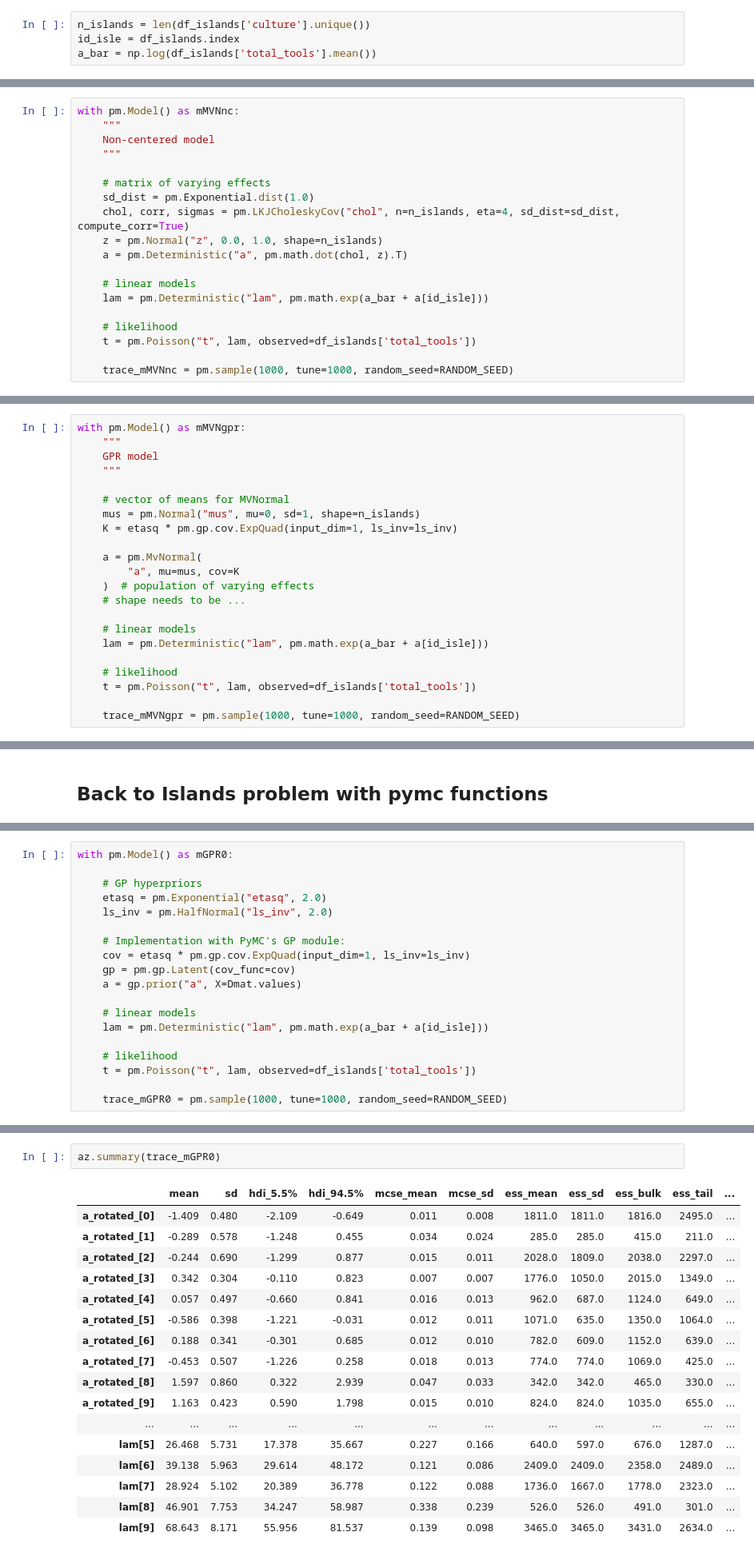
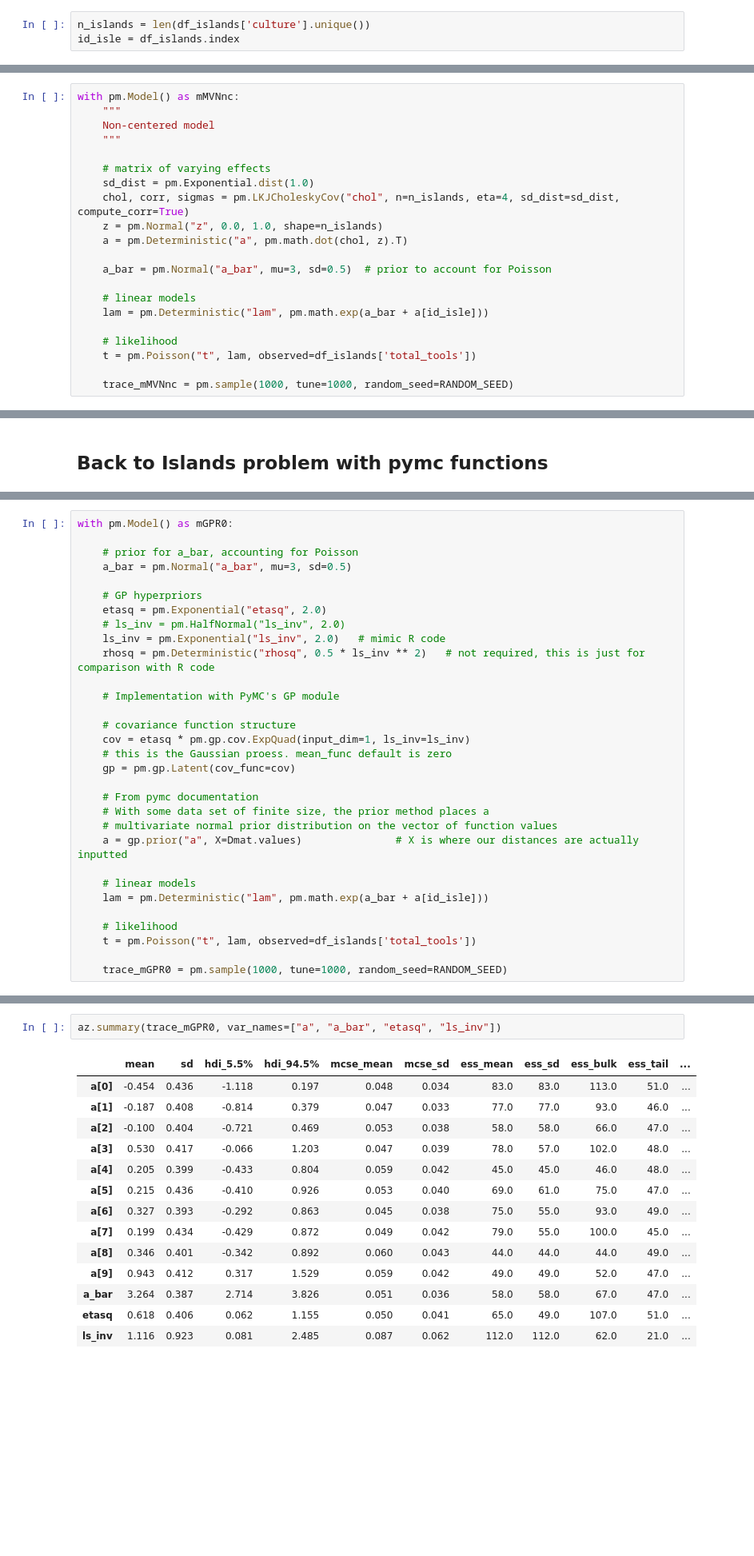
Before and after one commit to benslack19/stats_rethinking, a Jupyter notebook: blog_entries/stats_rethinking_GPR.ipynb, the cells around one changed output, grey strips where cells are left out. Shown: that part at 80% size. Cells and saved outputs as stored; diff of their text form; blank space fills up the shorter version.

```diff
--- a/blog_entries/stats_rethinking_GPR.ipynb
+++ b/blog_entries/stats_rethinking_GPR.ipynb
@@ -247,7 +226,6 @@ We still want to do varying effects and one way to construct it is with this mul
 # %%
 n_islands = len(df_islands['culture'].unique())
 id_isle = df_islands.index
-a_bar = np.log(df_islands['total_tools'].mean())
 # %% [output]
 [interactive output not drawn]
 # %%
@@ -413,6 +377,8 @@ with pm.Model() as mMVNnc:
     z = pm.Normal("z", 0.0, 1.0, shape=n_islands)
     a = pm.Deterministic("a", pm.math.dot(chol, z).T)
 
+    a_bar = pm.Normal("a_bar", mu=3, sd=0.5)  # prior to account for Poisson
+
     # linear models
     lam = pm.Deterministic("lam", pm.math.exp(a_bar + a[id_isle]))
 
@@ -898,22 +766,0 @@ TypeError: '(slice(None, None, None), array([0]))' is an invalid key
-# %%
-with pm.Model() as mMVNgpr:
-    """
-    GPR model
-    """
-
-    # vector of means for MVNormal
-    mus = pm.Normal("mus", mu=0, sd=1, shape=n_islands)
-    K = etasq * pm.gp.cov.ExpQuad(input_dim=1, ls_inv=ls_inv)
-
-    a = pm.MvNormal(
-        "a", mu=mus, cov=K
-    )  # population of varying effects
-    # shape needs to be ...
-
-    # linear models
-    lam = pm.Deterministic("lam", pm.math.exp(a_bar + a[id_isle]))
-
-    # likelihood
-    t = pm.Poisson("t", lam, observed=df_islands['total_tools'])
-
-    trace_mMVNgpr = pm.sample(1000, tune=1000, random_seed=RANDOM_SEED)
@@ -949,14 +793,26 @@ array([[0.   , 0.475, 0.631, 4.363, 1.234, 2.036, 3.178, 2.794, 1.86 ,
 # %%
 with pm.Model() as mGPR0:
 
+    # prior for a_bar, accounting for Poisson
+    a_bar = pm.Normal("a_bar", mu=3, sd=0.5)
+
     # GP hyperpriors
     etasq = pm.Exponential("etasq", 2.0)
-    ls_inv = pm.HalfNormal("ls_inv", 2.0)
+    # ls_inv = pm.HalfNormal("ls_inv", 2.0)
+    ls_inv = pm.Exponential("ls_inv", 2.0)   # mimic R code
+    rhosq = pm.Deterministic("rhosq", 0.5 * ls_inv ** 2)   # not required, this is just for comparison with R code
 
-    # Implementation with PyMC's GP module:
+    # Implementation with PyMC's GP module
+
+    # covariance function structure
     cov = etasq * pm.gp.cov.ExpQuad(input_dim=1, ls_inv=ls_inv)
+    # this is the Gaussian proess. mean_func default is zero
     gp = pm.gp.Latent(cov_func=cov)
-    a = gp.prior("a", X=Dmat.values)
+
+    # From pymc documentation
+    # With some data set of finite size, the prior method places a
+    # multivariate normal prior distribution on the vector of function values
+    a = gp.prior("a", X=Dmat.values)               # X is where our distances are actually inputted
 
     # linear models
     lam = pm.Deterministic("lam", pm.math.exp(a_bar + a[id_isle]))
@@ -990,22 +854,19 @@ WARNING:pymc3:The number of effective samples is smaller than 10% for some param
 [interactive output not drawn]
 # %%
-az.summary(trace_mGPR0)
+az.summary(trace_mGPR0, var_names=["a", "a_bar", "etasq", "ls_inv"])
 # %% [output]
 |  | mean | sd | hdi_5.5% | hdi_94.5% | mcse_mean | mcse_sd | ess_mean | ess_sd | ess_bulk | ess_tail | ... |
-| a_rotated_[0] | -1.409 | 0.480 | -2.109 | -0.649 | 0.011 | 0.008 | 1811.0 | 1811.0 | 1816.0 | 2495.0 | ... |
-| a_rotated_[1] | -0.289 | 0.578 | -1.248 | 0.455 | 0.034 | 0.024 | 285.0 | 285.0 | 415.0 | 211.0 | ... |
-| a_rotated_[2] | -0.244 | 0.690 | -1.299 | 0.877 | 0.015 | 0.011 | 2028.0 | 1809.0 | 2038.0 | 2297.0 | ... |
-| a_rotated_[3] | 0.342 | 0.304 | -0.110 | 0.823 | 0.007 | 0.007 | 1776.0 | 1050.0 | 2015.0 | 1349.0 | ... |
-| a_rotated_[4] | 0.057 | 0.497 | -0.660 | 0.841 | 0.016 | 0.013 | 962.0 | 687.0 | 1124.0 | 649.0 | ... |
-| a_rotated_[5] | -0.586 | 0.398 | -1.221 | -0.031 | 0.012 | 0.011 | 1071.0 | 635.0 | 1350.0 | 1064.0 | ... |
-| a_rotated_[6] | 0.188 | 0.341 | -0.301 | 0.685 | 0.012 | 0.010 | 782.0 | 609.0 | 1152.0 | 639.0 | ... |
-| a_rotated_[7] | -0.453 | 0.507 | -1.226 | 0.258 | 0.018 | 0.013 | 774.0 | 774.0 | 1069.0 | 425.0 | ... |
-| a_rotated_[8] | 1.597 | 0.860 | 0.322 | 2.939 | 0.047 | 0.033 | 342.0 | 342.0 | 465.0 | 330.0 | ... |
-| a_rotated_[9] | 1.163 | 0.423 | 0.590 | 1.798 | 0.015 | 0.010 | 824.0 | 824.0 | 1035.0 | 655.0 | ... |
-| ... | ... | ... | ... | ... | ... | ... | ... | ... | ... | ... | ... |
-| lam[5] | 26.468 | 5.731 | 17.378 | 35.667 | 0.227 | 0.166 | 640.0 | 597.0 | 676.0 | 1287.0 | ... |
-| lam[6] | 39.138 | 5.963 | 29.614 | 48.172 | 0.121 | 0.086 | 2409.0 | 2409.0 | 2358.0 | 2489.0 | ... |
-| lam[7] | 28.924 | 5.102 | 20.389 | 36.778 | 0.122 | 0.088 | 1736.0 | 1667.0 | 1778.0 | 2323.0 | ... |
-| lam[8] | 46.901 | 7.753 | 34.247 | 58.987 | 0.338 | 0.239 | 526.0 | 526.0 | 491.0 | 301.0 | ... |
-| lam[9] | 68.643 | 8.171 | 55.956 | 81.537 | 0.139 | 0.098 | 3465.0 | 3465.0 | 3431.0 | 2634.0 | ... |
+| a[0] | -0.454 | 0.436 | -1.118 | 0.197 | 0.048 | 0.034 | 83.0 | 83.0 | 113.0 | 51.0 | ... |
+| a[1] | -0.187 | 0.408 | -0.814 | 0.379 | 0.047 | 0.033 | 77.0 | 77.0 | 93.0 | 46.0 | ... |
+| a[2] | -0.100 | 0.404 | -0.721 | 0.469 | 0.053 | 0.038 | 58.0 | 58.0 | 66.0 | 47.0 | ... |
+| a[3] | 0.530 | 0.417 | -0.066 | 1.203 | 0.047 | 0.039 | 78.0 | 57.0 | 102.0 | 48.0 | ... |
+| a[4] | 0.205 | 0.399 | -0.433 | 0.804 | 0.059 | 0.042 | 45.0 | 45.0 | 46.0 | 48.0 | ... |
+| a[5] | 0.215 | 0.436 | -0.410 | 0.926 | 0.053 | 0.040 | 69.0 | 61.0 | 75.0 | 47.0 | ... |
+| a[6] | 0.327 | 0.393 | -0.292 | 0.863 | 0.045 | 0.038 | 75.0 | 55.0 | 93.0 | 49.0 | ... |
+| a[7] | 0.199 | 0.434 | -0.429 | 0.872 | 0.049 | 0.042 | 79.0 | 55.0 | 100.0 | 45.0 | ... |
+| a[8] | 0.346 | 0.401 | -0.342 | 0.892 | 0.060 | 0.043 | 44.0 | 44.0 | 44.0 | 49.0 | ... |
+| a[9] | 0.943 | 0.412 | 0.317 | 1.529 | 0.059 | 0.042 | 49.0 | 49.0 | 52.0 | 47.0 | ... |
+| a_bar | 3.264 | 0.387 | 2.714 | 3.826 | 0.051 | 0.036 | 58.0 | 58.0 | 67.0 | 47.0 | ... |
+| etasq | 0.618 | 0.406 | 0.062 | 1.155 | 0.050 | 0.041 | 65.0 | 49.0 | 107.0 | 51.0 | ... |
+| ls_inv | 1.116 | 0.923 | 0.081 | 2.485 | 0.087 | 0.062 | 112.0 | 112.0 | 62.0 | 21.0 | ... |
 [interactive output not drawn]
```
Also changed, not shown: parts of 49 cells of this notebook, 7 other files.
